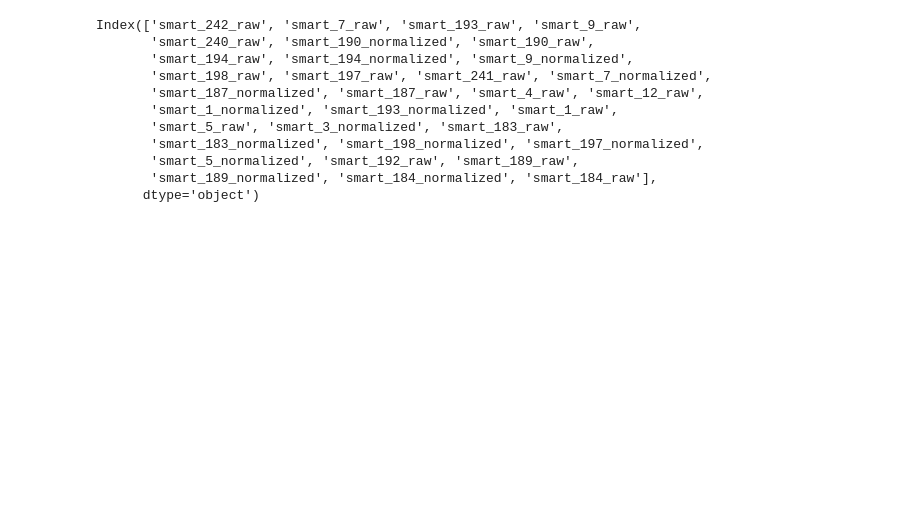
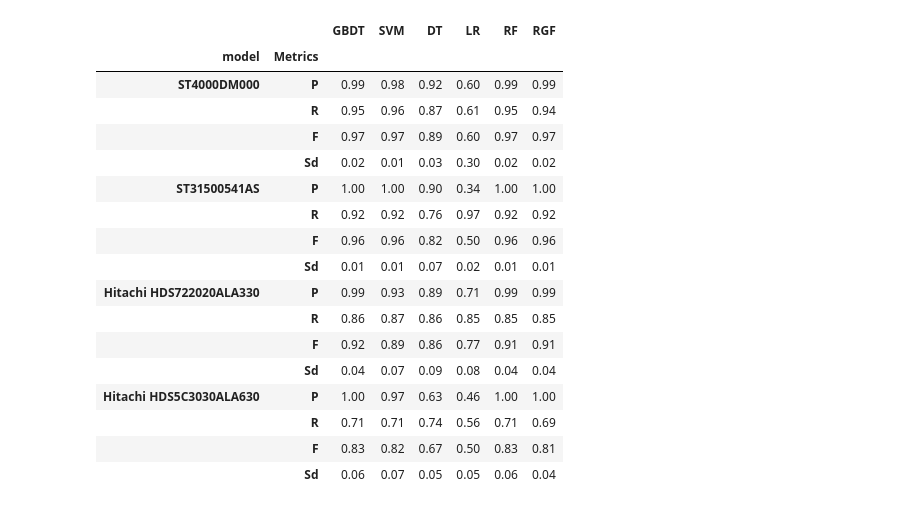
Before and after one commit to rzli6/ML-Storage, a Jupyter notebook: for_report.ipynb, the cells around one changed output. Drawn from its saved outputs; the diff is of its cells as text; code cells hidden in the pictures; blank space fills up the shorter version.

```diff
--- a/for_report.ipynb
+++ b/for_report.ipynb
@@ -18,15 +0,0 @@ summary = pd.read_csv('./preprocess/summarize.csv')
-# %%
-tmp = summary.loc[0].iloc[1:].sort_values(ascending=False)
-print(tmp[tmp > 0.01].index)
-# %% [output]
-Index(['smart_242_raw', 'smart_7_raw', 'smart_193_raw', 'smart_9_raw',
-       'smart_240_raw', 'smart_190_normalized', 'smart_190_raw',
-       'smart_194_raw', 'smart_194_normalized', 'smart_9_normalized',
-       'smart_198_raw', 'smart_197_raw', 'smart_241_raw', 'smart_7_normalized',
-       'smart_187_normalized', 'smart_187_raw', 'smart_4_raw', 'smart_12_raw',
-       'smart_1_normalized', 'smart_193_normalized', 'smart_1_raw',
-       'smart_5_raw', 'smart_3_normalized', 'smart_183_raw',
-       'smart_183_normalized', 'smart_198_normalized', 'smart_197_normalized',
-       'smart_5_normalized', 'smart_192_raw', 'smart_189_raw',
-       'smart_189_normalized', 'smart_184_normalized', 'smart_184_raw'],
-      dtype='object')
@@ -32,0 +30,28 @@ Index(['smart_242_raw', 'smart_7_raw', 'smart_193_raw', 'smart_9_raw',
+# %%
+models = ['ST4000DM000', 'ST31500541AS', 'Hitachi HDS722020ALA330', 'Hitachi HDS5C3030ALA630']
+model_list = []
+for model_name in models:
+    df = pd.read_csv('./preprocess/' + model_name +'_finalstatics.csv').rename({'Unnamed: 0': 'Metrics'}, axis='columns')
+    df['model'] = model_name
+    model_list.append(df)
+df = pd.concat(model_list, axis=0)
+df.set_index(['model', 'Metrics']).round(2)
+# %% [output]
+|  |  | GBDT | SVM | DT | LR | RF | RGF |
+| model | Metrics |  |  |  |  |  |  |
+| ST4000DM000 | P | 0.99 | 0.98 | 0.92 | 0.60 | 0.99 | 0.99 |
+|  | R | 0.95 | 0.96 | 0.87 | 0.61 | 0.95 | 0.94 |
+|  | F | 0.97 | 0.97 | 0.89 | 0.60 | 0.97 | 0.97 |
+|  | Sd | 0.02 | 0.01 | 0.03 | 0.30 | 0.02 | 0.02 |
+| ST31500541AS | P | 1.00 | 1.00 | 0.90 | 0.34 | 1.00 | 1.00 |
+|  | R | 0.92 | 0.92 | 0.76 | 0.97 | 0.92 | 0.92 |
+|  | F | 0.96 | 0.96 | 0.82 | 0.50 | 0.96 | 0.96 |
+|  | Sd | 0.01 | 0.01 | 0.07 | 0.02 | 0.01 | 0.01 |
+| Hitachi HDS722020ALA330 | P | 0.99 | 0.93 | 0.89 | 0.71 | 0.99 | 0.99 |
+|  | R | 0.86 | 0.87 | 0.86 | 0.85 | 0.85 | 0.85 |
+|  | F | 0.92 | 0.89 | 0.86 | 0.77 | 0.91 | 0.91 |
+|  | Sd | 0.04 | 0.07 | 0.09 | 0.08 | 0.04 | 0.04 |
+| Hitachi HDS5C3030ALA630 | P | 1.00 | 0.97 | 0.63 | 0.46 | 1.00 | 1.00 |
+|  | R | 0.71 | 0.71 | 0.74 | 0.56 | 0.71 | 0.69 |
+|  | F | 0.83 | 0.82 | 0.67 | 0.50 | 0.83 | 0.81 |
+|  | Sd | 0.06 | 0.07 | 0.05 | 0.05 | 0.06 | 0.04 |
```
Also changed, not shown: parts of 5 cells of this notebook, 18 other files.
